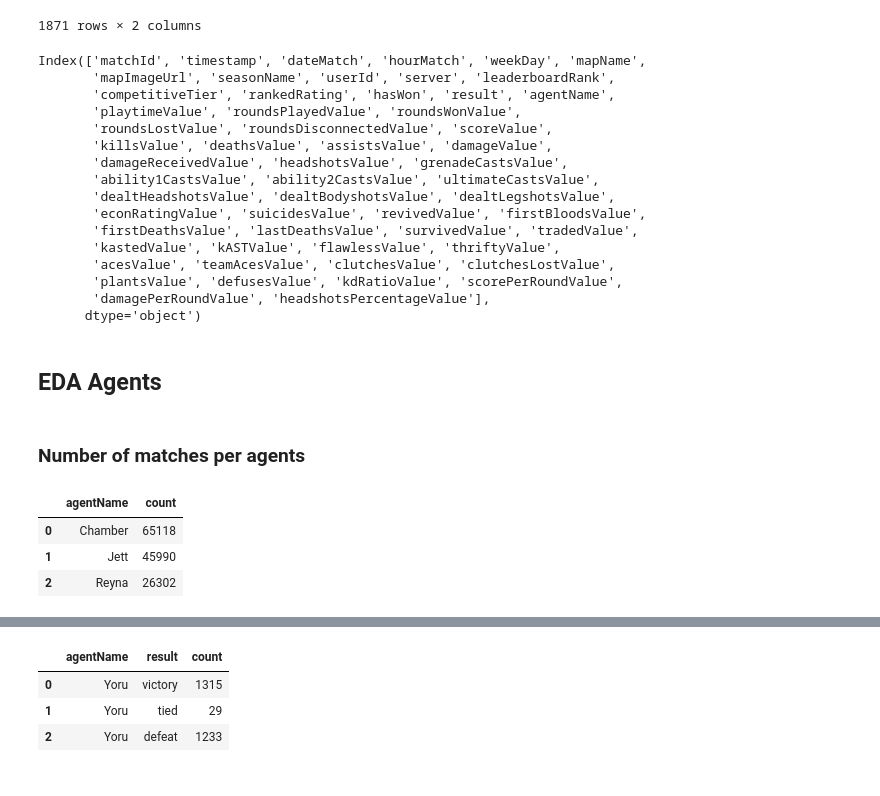
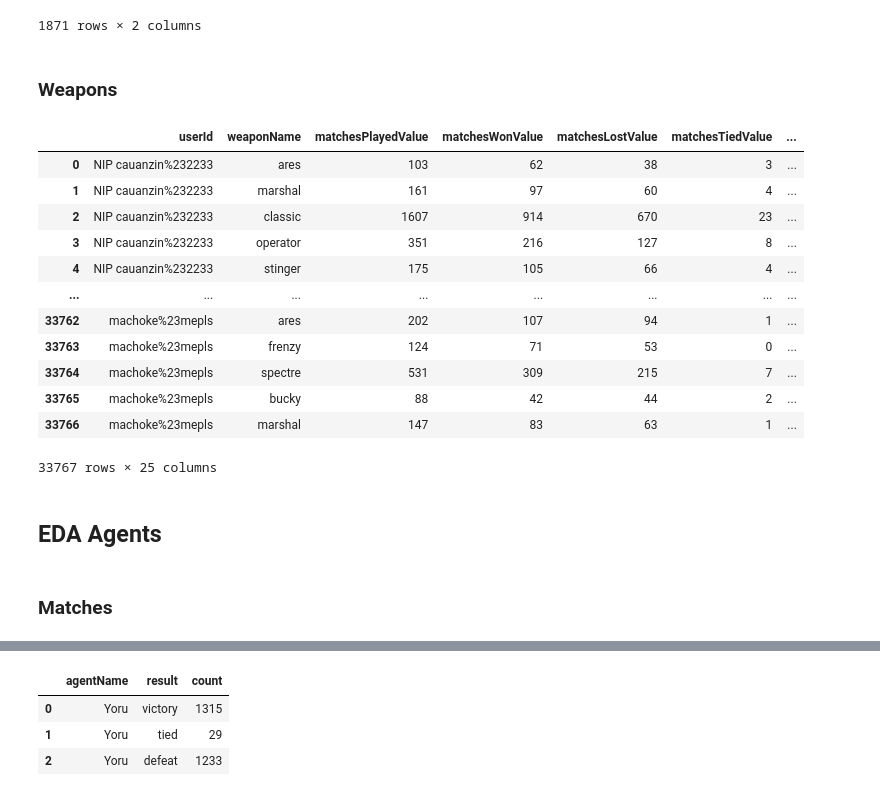
Before and after one commit to aalvestech/tcc_fia_valorant, a Jupyter notebook: notebook/notebook_eda.ipynb, the cells around one changed output, grey strips where cells are left out. Saved outputs shown, nothing was run; the diff lists cells and outputs as text; code cells hidden in the pictures.

```diff
--- a/notebook/notebook_eda.ipynb
+++ b/notebook/notebook_eda.ipynb
@@ -351,29 +349,28 @@ fig.add_trace(go.Bar(x=number_economy_player['userId'], y=number_economy_player[
 
 
 fig.show()
-# %%
-df_matches_raw.columns
-# %% [output]
-Index(['matchId', 'timestamp', 'dateMatch', 'hourMatch', 'weekDay', 'mapName',
-       'mapImageUrl', 'seasonName', 'userId', 'server', 'leaderboardRank',
-       'competitiveTier', 'rankedRating', 'hasWon', 'result', 'agentName',
-       'playtimeValue', 'roundsPlayedValue', 'roundsWonValue',
-       'roundsLostValue', 'roundsDisconnectedValue', 'scoreValue',
-       'killsValue', 'deathsValue', 'assistsValue', 'damageValue',
-       'damageReceivedValue', 'headshotsValue', 'grenadeCastsValue',
-       'ability1CastsValue', 'ability2CastsValue', 'ultimateCastsValue',
-       'dealtHeadshotsValue', 'dealtBodyshotsValue', 'dealtLegshotsValue',
-       'econRatingValue', 'suicidesValue', 'revivedValue', 'firstBloodsValue',
-       'firstDeathsValue', 'lastDeathsValue', 'survivedValue', 'tradedValue',
-       'kastedValue', 'kASTValue', 'flawlessValue', 'thriftyValue',
-       'acesValue', 'teamAcesValue', 'clutchesValue', 'clutchesLostValue',
-       'plantsValue', 'defusesValue', 'kdRatioValue', 'scorePerRoundValue',
-       'damagePerRoundValue', 'headshotsPercentageValue'],
-      dtype='object')
+# %% [markdown]
+### Weapons
+# %%
+df_weapons_raw
+# %% [output]
+|  | userId | weaponName | matchesPlayedValue | matchesWonValue | matchesLostValue | matchesTiedValue | ... |
+| 0 | NIP cauanzin%232233 | ares | 103 | 62 | 38 | 3 | ... |
+| 1 | NIP cauanzin%232233 | marshal | 161 | 97 | 60 | 4 | ... |
+| 2 | NIP cauanzin%232233 | classic | 1607 | 914 | 670 | 23 | ... |
+| 3 | NIP cauanzin%232233 | operator | 351 | 216 | 127 | 8 | ... |
+| 4 | NIP cauanzin%232233 | stinger | 175 | 105 | 66 | 4 | ... |
+| ... | ... | ... | ... | ... | ... | ... | ... |
+| 33762 | machoke%23mepls | ares | 202 | 107 | 94 | 1 | ... |
+| 33763 | machoke%23mepls | frenzy | 124 | 71 | 53 | 0 | ... |
+| 33764 | machoke%23mepls | spectre | 531 | 309 | 215 | 7 | ... |
+| 33765 | machoke%23mepls | bucky | 88 | 42 | 44 | 2 | ... |
+| 33766 | machoke%23mepls | marshal | 147 | 83 | 63 | 1 | ... |
+33767 rows × 25 columns
 # %% [markdown]
 ## EDA Agents
-# %% [markdown]
-### Number of matches per agents
+# %% [markdown]
+### Matches
 # %%
 number_matches_agents = (
                              df_matches_raw.groupby(['agentName'])['agentName']
@@ -382,13 +379,6 @@ number_matches_agents = (
                             .sort_values(['count'], ascending=False)
                             .reset_index(drop = True)
 )
-
-number_matches_agents.head(3)
-# %% [output]
-|  | agentName | count |
-| 0 | Chamber | 65118 |
-| 1 | Jett | 45990 |
-| 2 | Reyna | 26302 |
 # %%
 fig = px.bar(number_matches_agents, y='count', x='agentName', text_auto='.4s', orientation='v',
             title="Number of matches an agent has been selected")
```
Also changed, not shown: parts of 20 cells of this notebook.
